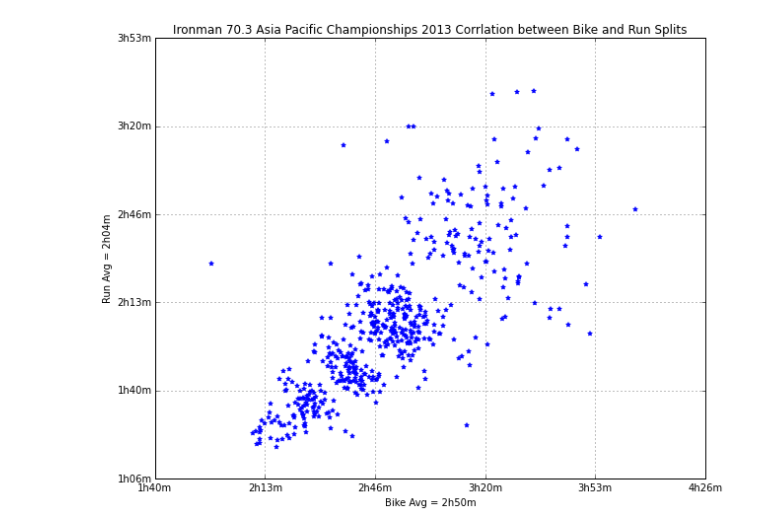
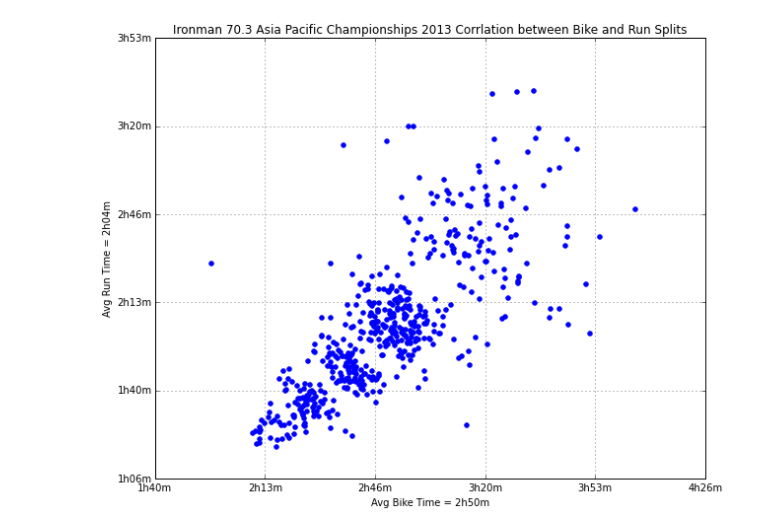
Before and after one commit to cabhishek/datascience, a Jupyter notebook: Triathlon-Viz.ipynb, the cells around one changed output. Saved outputs shown, nothing was run; the diff lists cells and outputs as text; code cells hidden in the pictures.

```diff
--- a/Triathlon-Viz.ipynb
+++ b/Triathlon-Viz.ipynb
@@ -25,27 +25,27 @@ def HMS(seconds, pos=None):
 # %%
 # Sample race
 race_name = 'Ironman 70.3 Asia Pacific Championships'
 
 asia_pacific_championships = ironman_race_results[ironman_race_results.name == race_name]
 
 X = asia_pacific_championships.bike_time
-y = asia_pacific_championships.run_time
+Y = asia_pacific_championships.run_time
 
 fig = plt.figure(figsize=(10, 8))
 ax = fig.add_subplot(1,1,1)
 
 ax.xaxis.set_major_formatter(plt.FuncFormatter(HMS))
 ax.yaxis.set_major_formatter(plt.FuncFormatter(HMS))
 
-ax.scatter(X, y, color="blue", marker="*", )
+ax.scatter(X, Y, color="blue", marker="o")
 
 ax.set_title("%s 2013 Corrlation between Bike and Run Splits" % race_name)
 
-ax.set_xlabel("Bike Avg = %s" % HMS(np.average(X)))
-ax.set_ylabel("Run Avg = %s" % HMS(np.average(y)))
+ax.set_xlabel("Avg Bike Time = %s" % HMS(np.average(X)))
+ax.set_ylabel("Avg Run Time = %s" % HMS(np.average(Y)))
 plt.grid(True)
 
 
 plt.savefig('Bike_Run_split_correlation.png')
 # %% [output]
-[figure, old version]
+[figure, new version]
```
Also changed, not shown: 3 other files.
